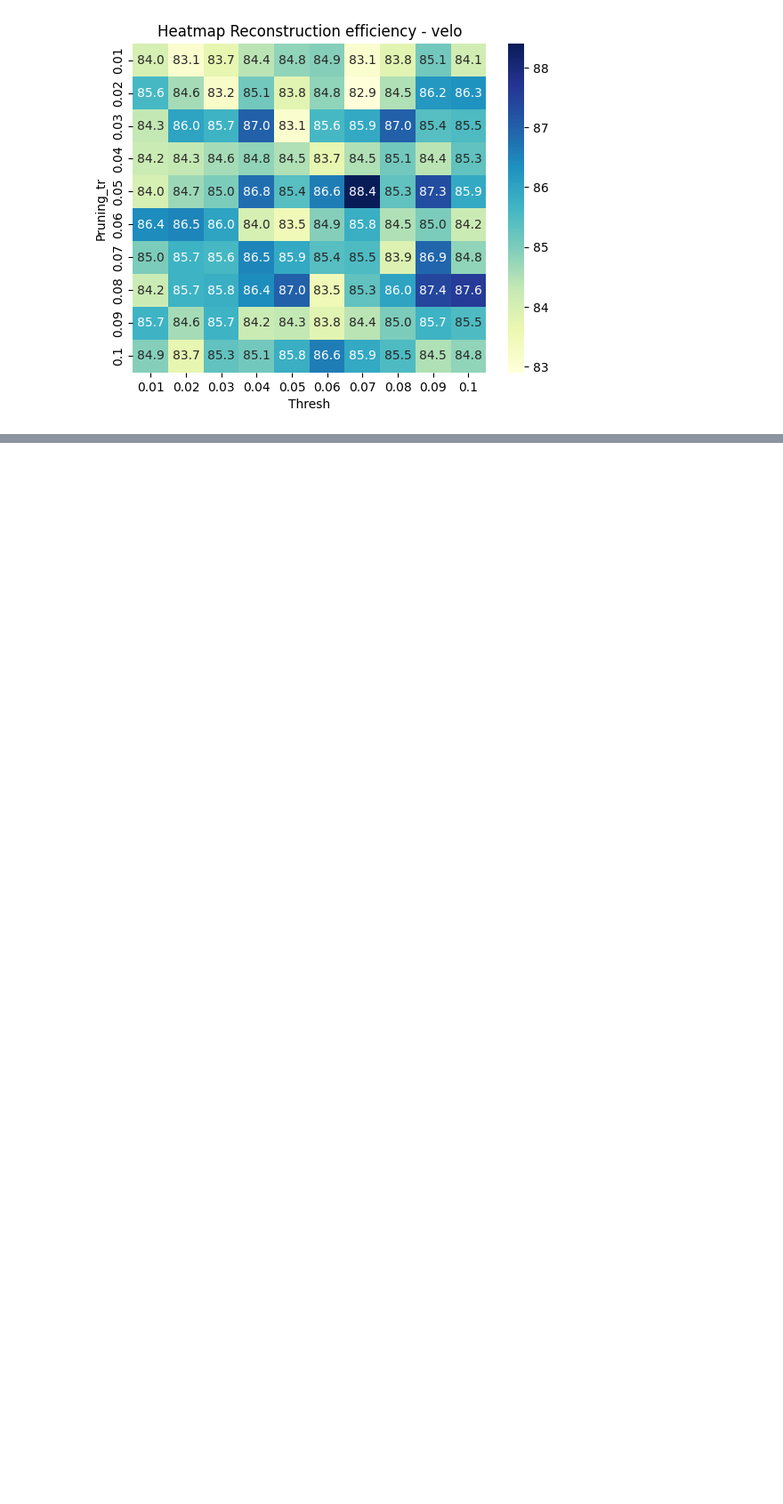
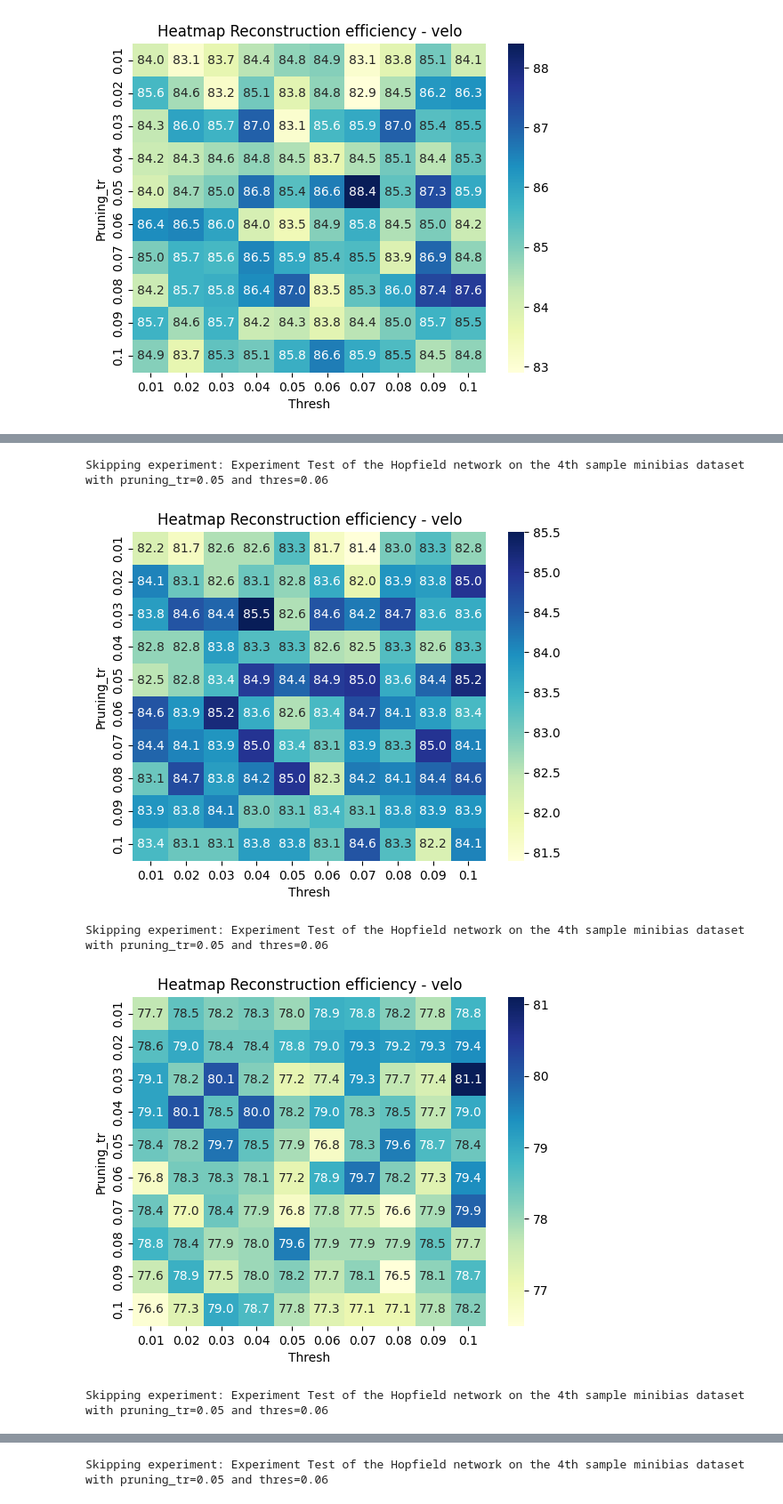
Before and after one commit to alawaree/Code_Thesis_HopfieldNetwork_VELO, a Jupyter notebook: results_analysis/visualisation_tuning_perf.ipynb, the cells around one changed output, grey strips where cells are left out. Shown at 89% size. Drawn from its saved outputs; the diff is of its cells as text; code cells hidden in the pictures; blank space fills up the shorter version.

```diff
--- a/results_analysis/visualisation_tuning_perf.ipynb
+++ b/results_analysis/visualisation_tuning_perf.ipynb
@@ -295,7 +295,3 @@ plt.title('Velo heatmap')
 # %% [output]
 Text(0.5, 1.0, 'Velo heatmap')
 [figure]
-# %%
-# Split the velo column values by comma and take the average
-df = pd.DataFrame.from_records(test)
-print(df)
@@ -347,0 +328,21 @@ heat_map_sample(experiment_1, metric='velo', metric_index=1)
+# %%
+def heat_map(exp_name, sample,  metric='velo',metric_index=0):
+
+    #Get the results_list
+    results_list = get_recon_eff_experiments_tuning(exp_name)
+
+    #Select the sample
+    results_list_sample = select_dicts(results_list, sample)
+
+    #Heatmap
+    heat_map_sample(results_list_sample,metric, metric_index)
+# %%
+heat_map('results_minibias_samples_hits_tuning_parameters', 1, 'velo', 0)
+heat_map('results_minibias_samples_hits_tuning_parameters', 2, 'velo', 0)
+heat_map('results_minibias_samples_hits_tuning_parameters', 3, 'velo', 0)
+# %% [output]
+Skipping experiment: Experiment Test of the Hopfield network on the 4th sample minibias dataset with pruning_tr=0.05 and thres=0.06
+[figure, added]
+Skipping experiment: Experiment Test of the Hopfield network on the 4th sample minibias dataset with pruning_tr=0.05 and thres=0.06
+[figure, added]
+Skipping experiment: Experiment Test of the Hopfield network on the 4th sample minibias dataset with pruning_tr=0.05 and thres=0.06
@@ -347,0 +350 @@ heat_map_sample(experiment_1, metric='velo', metric_index=1)
+Skipping experiment: Experiment Test of the Hopfield network on the 4th sample minibias dataset with pruning_tr=0.05 and thres=0.06
```
Also changed, not shown: parts of 4 cells of this notebook.
